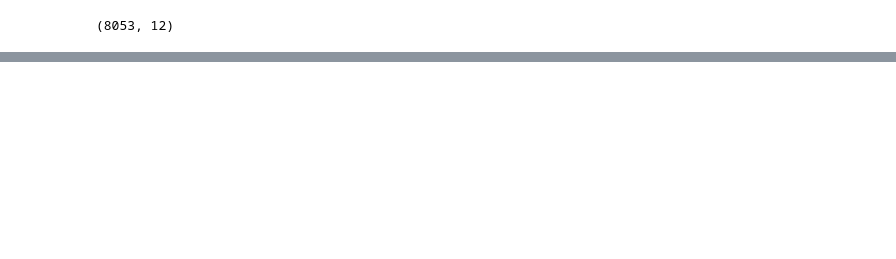
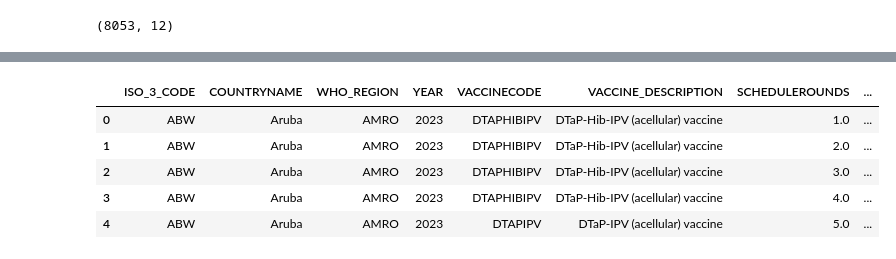
Before and after one commit to Pujakumari1202/Vaccination--Project-2-, a Jupyter notebook: Vaccination file.ipynb, the cells around one changed output, grey strips where cells are left out. Cells and saved outputs as stored; diff of their text form; code cells hidden in the pictures; blank space fills up the shorter version.

```diff
--- a/Vaccination file.ipynb
+++ b/Vaccination file.ipynb
@@ -175,0 +229,9 @@ print("\n✅ All datasets cleaned and saved successfully!")
+# %%
+df5_clean.head()
+# %% [output]
+|  | ISO_3_CODE | COUNTRYNAME | WHO_REGION | YEAR | VACCINECODE | VACCINE_DESCRIPTION | SCHEDULEROUNDS | ... |
+| 0 | ABW | Aruba | AMRO | 2023 | DTAPHIBIPV | DTaP-Hib-IPV (acellular) vaccine | 1.0 | ... |
+| 1 | ABW | Aruba | AMRO | 2023 | DTAPHIBIPV | DTaP-Hib-IPV (acellular) vaccine | 2.0 | ... |
+| 2 | ABW | Aruba | AMRO | 2023 | DTAPHIBIPV | DTaP-Hib-IPV (acellular) vaccine | 3.0 | ... |
+| 3 | ABW | Aruba | AMRO | 2023 | DTAPHIBIPV | DTaP-Hib-IPV (acellular) vaccine | 4.0 | ... |
+| 4 | ABW | Aruba | AMRO | 2023 | DTAPIPV | DTaP-IPV (acellular) vaccine | 5.0 | ... |
```
Also changed, not shown: parts of 8 cells of this notebook.
